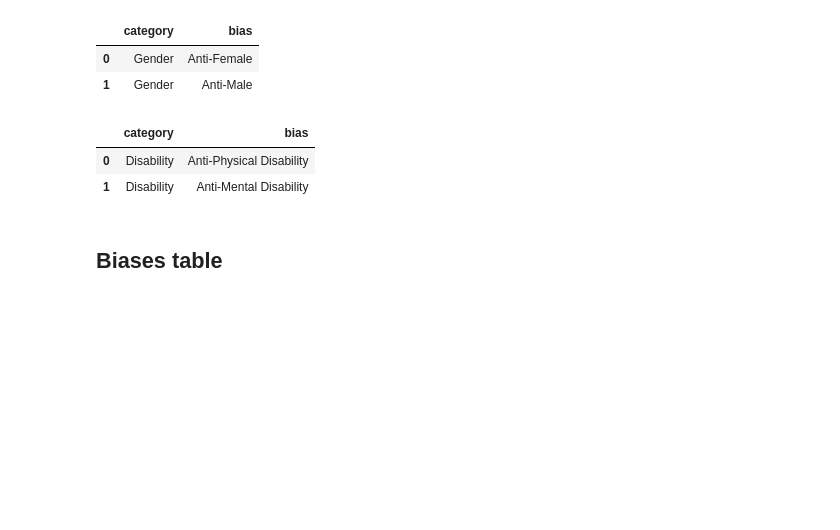
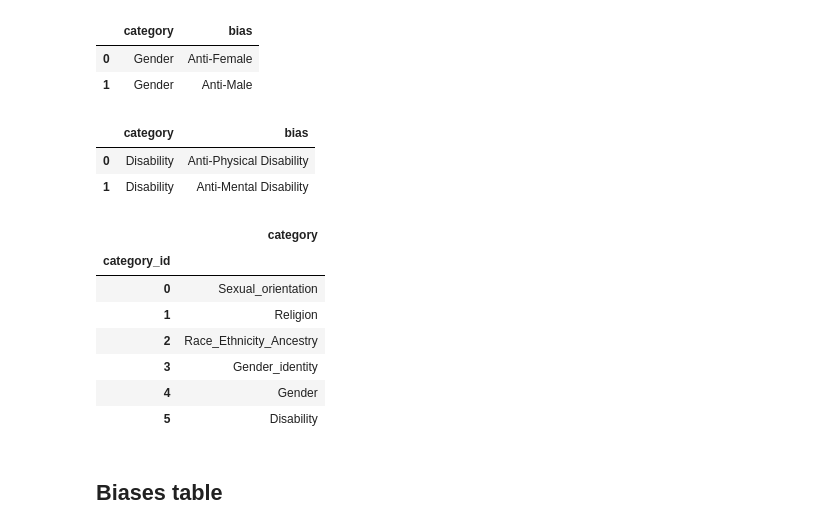
Before and after one commit to evacs/Project-3, a Jupyter notebook: Data_cleaning.ipynb, the cells around one changed output. Drawn from its saved outputs; the diff is of its cells as text; code cells hidden in the pictures; blank space fills up the shorter version.

```diff
--- a/Data_cleaning.ipynb
+++ b/Data_cleaning.ipynb
@@ -255,5 +255,20 @@ Disability_df
 | 1 | Disability | Anti-Mental Disability |
 # %%
 bias_df = sexual_orientation_df.merge(Religion_df,how ='outer').merge(Race_Ethnicity_Ancestry_df, how ="outer").merge(Gender_identity_df, how ="outer").merge(Gender_df, how ="outer").merge(Disability_df, how ="outer")
+# %%
+categories = bias_df["category"].unique().tolist()
+# Create dataframe for category
+category_df = pd.DataFrame(categories, columns=['category'])
+category_df.index.name = 'category_id'
+category_df
+# %% [output]
+|  | category |
+| category_id |  |
+| 0 | Sexual_orientation |
+| 1 | Religion |
+| 2 | Race_Ethnicity_Ancestry |
+| 3 | Gender_identity |
+| 4 | Gender |
+| 5 | Disability |
 # %%
 #Saving to csv file
```
Also changed, not shown: parts of 5 cells of this notebook, 4 other files.
